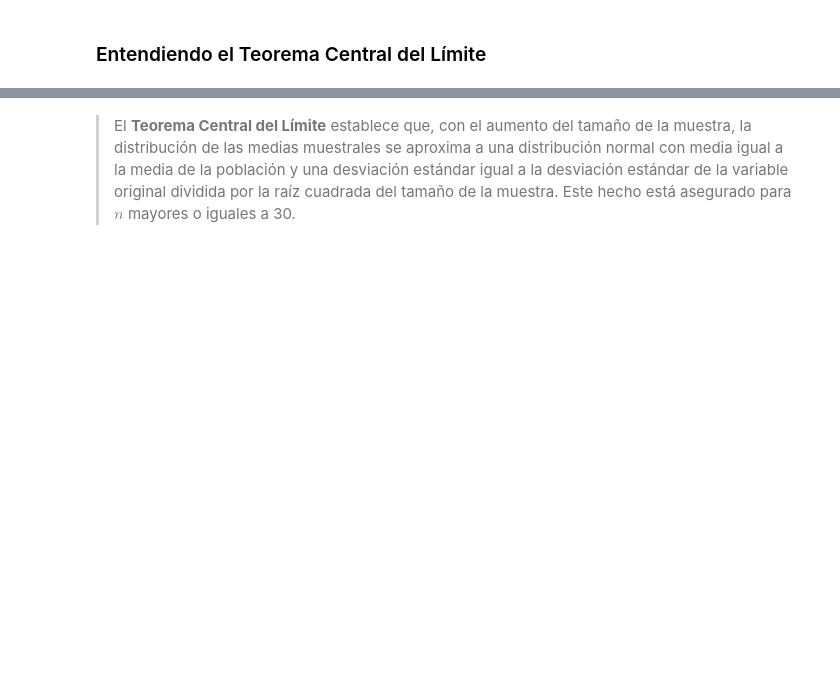
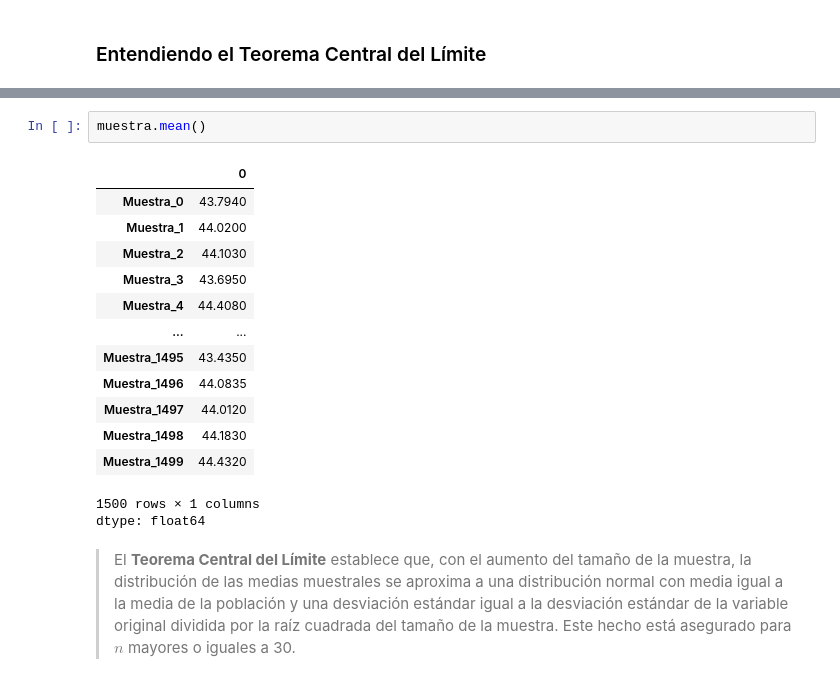
Before and after one commit to MarteDevs/estadistica-con-python-probabilidad-y-muestreo, a Jupyter notebook: Inicial.ipynb, the cells around one changed output, grey strips where cells are left out. Cells and saved outputs as stored; diff of their text form; blank space fills up the shorter version.

```diff
--- a/Inicial.ipynb
+++ b/Inicial.ipynb
@@ -1228,2 +1256,19 @@ La desviación estándar de las medias muestrales se conoce como **error estánd
+# %%
+muestra.mean()
+# %% [output]
+|  | 0 |
+| Muestra_0 | 43.7940 |
+| Muestra_1 | 44.0200 |
+| Muestra_2 | 44.1030 |
+| Muestra_3 | 43.6950 |
+| Muestra_4 | 44.4080 |
+| ... | ... |
+| Muestra_1495 | 43.4350 |
+| Muestra_1496 | 44.0835 |
+| Muestra_1497 | 44.0120 |
+| Muestra_1498 | 44.1830 |
+| Muestra_1499 | 44.4320 |
+1500 rows × 1 columns
+dtype: float64
 # %% [markdown]
 > El **Teorema Central del Límite** establece que, con el aumento del tamaño de la muestra, la distribución de las medias muestrales se aproxima a una distribución normal con media igual a la media de la población y una desviación estándar igual a la desviación estándar de la variable original dividida por la raíz cuadrada del tamaño de la muestra. Este hecho está asegurado para $n$ mayores o iguales a 30.
```
Also changed, not shown: parts of 28 cells of this notebook.
